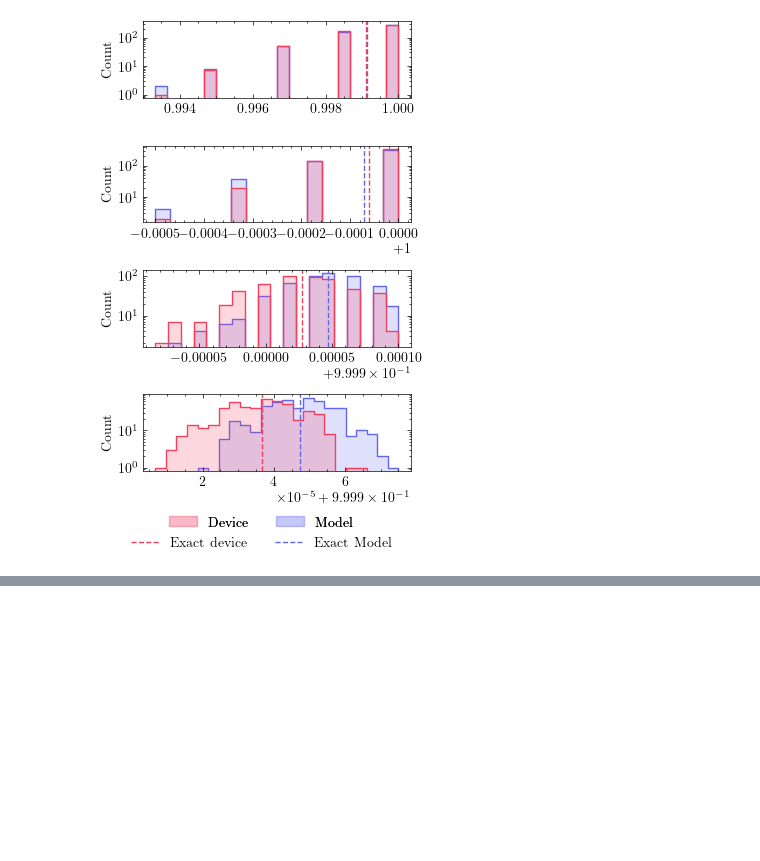
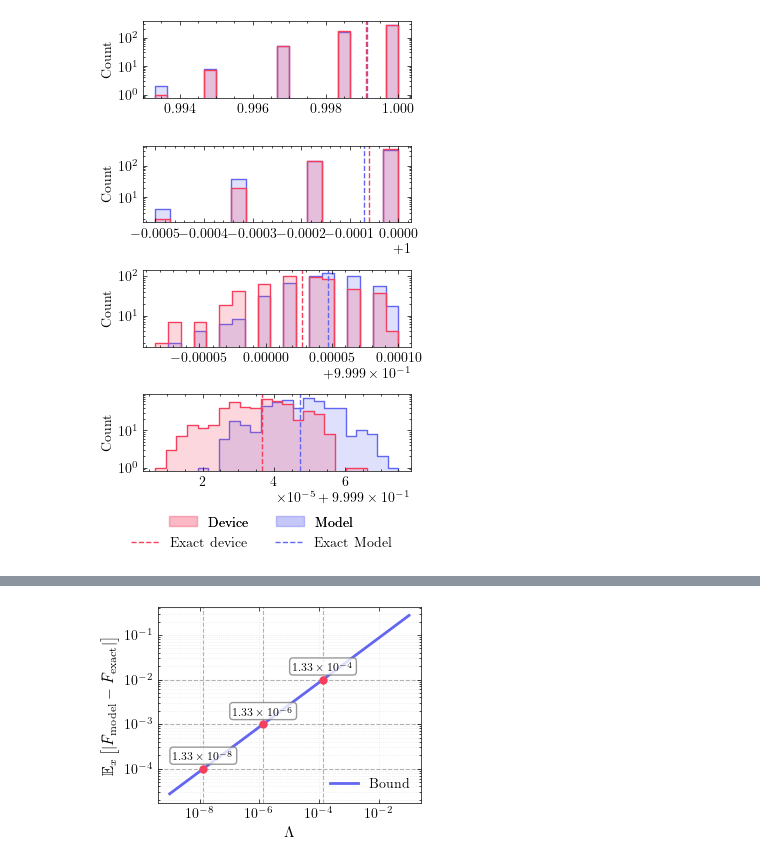
Before and after one commit to PorametPat/graybox-shot-numerical, a Jupyter notebook: note_0002_test_shot_exp.ipynb, the cells around one changed output, grey strips where cells are left out. Drawn from its saved outputs; the diff is of its cells as text; code cells hidden in the pictures; blank space fills up the shorter version.

```diff
--- a/note_0002_test_shot_exp.ipynb
+++ b/note_0002_test_shot_exp.ipynb
@@ -788,31 +799,34 @@ for y_target in y_targets:
 
     # Calculate x-value using inverse function
     x_intersect = inverse_optimality_bound(y_target)
     x_intersect_text = format_value(x_intersect, scientific_threshold=0.1, precision='2')
     y_target_text = format_value(y_target, scientific_threshold=0.1, precision=0)
 
     # Only draw vertical line if intersection is within the plot range
     if optimality_range[0] <= x_intersect <= optimality_range[-1]:
         ax.axvline(x=x_intersect, color='gray', linestyle='--', linewidth=0.8, alpha=0.6, zorder=1)
 
         # Add intersection point marker
         ax.plot(x_intersect, y_target, 'o', color=colors['red'], markersize=5, zorder=5)
 
         # Annotate with coordinates
         ax.text(x_intersect, y_target * 1.5,
                 # f"({x_intersect_text}, {y_target_text})",
                 f"{x_intersect_text}",
                fontsize=8, ha='center', va='bottom',
                bbox=dict(boxstyle='round,pad=0.3', facecolor='white', alpha=0.8, edgecolor='gray'))
 
 ylabel = r"$\mathbb{E}_{x} \left[ |\bar{F}_{\mathrm{model}} - \bar{F}_{\mathrm{exact}}| \right]$"
 ax.set_ylabel(ylabel, fontsize=11)
-xlabel = r"$\mathbb{E}_{x}\big[ (\check{f}(x) - \mathbb{E}[y|x] )^2 \big]$"
+# xlabel = r"$\mathbb{E}_{x}\big[ (\check{f}(x) - \mathbb{E}[y|x] )^2 \big]$"
+xlabel = r"$\Lambda$"
 ax.set_xlabel(xlabel, fontsize=11)
 ax.set_yscale("log")
 ax.set_xscale("log")
 ax.grid(True, alpha=0.3, which='both', linestyle=':', linewidth=0.5)
 ax.legend(loc='best', framealpha=0.9)
 
 fig.tight_layout()
 fig.savefig("figure_optimality_bound.pdf")
+# %% [output]
+[figure, added]
```
Also changed, not shown: parts of 4 cells of this notebook, 9 other files.
